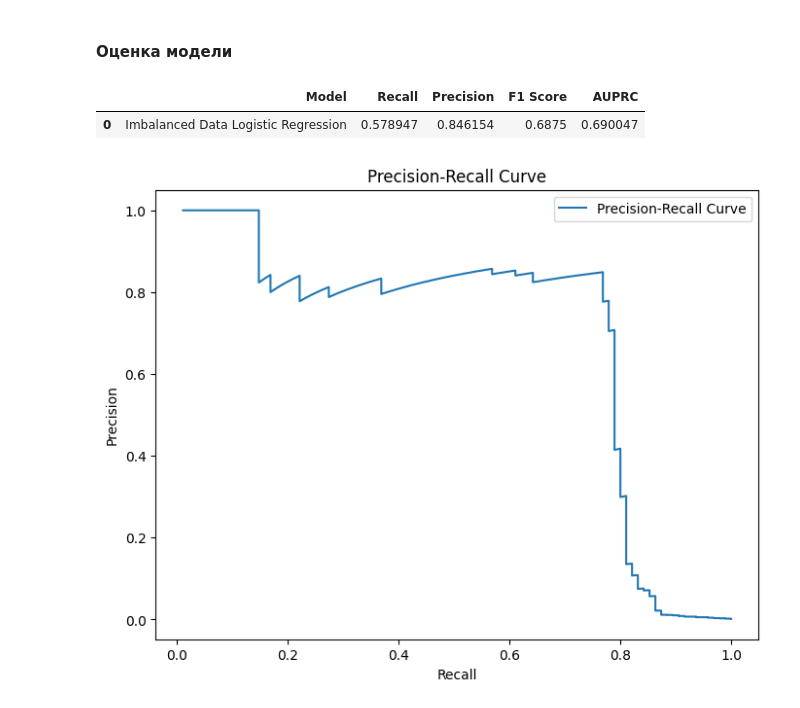
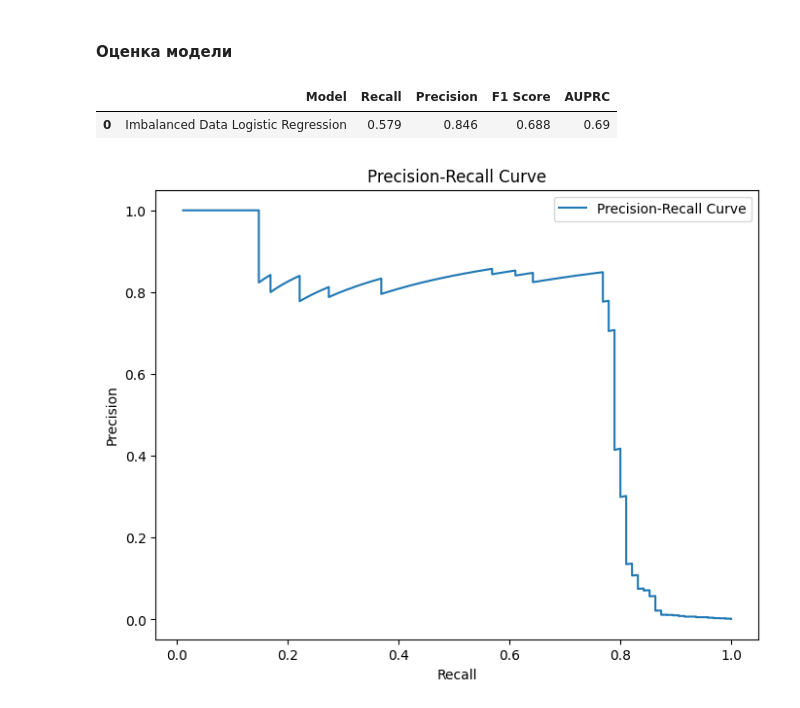
Before and after one commit to skytecat/FraudDetection, a Jupyter notebook: FraudDetection.ipynb, the cells around one changed output. Drawn from its saved outputs; the diff is of its cells as text; code cells hidden in the pictures.

```diff
--- a/FraudDetection.ipynb
+++ b/FraudDetection.ipynb
@@ -454,12 +454,12 @@ recall_imbalanced_log = recall_score(y_test, test_pred)
 # %%
 ndf = [(recall_imbalanced_log, prec_imbalanced_log, f1_imbalanced_log, auprc_imbalanced_log)]
 
 imbalanced_log_score = pd.DataFrame(data = ndf, columns=['Recall','Precision','F1 Score', 'AUPRC'])
 imbalanced_log_score.insert(0, 'Model', 'Imbalanced Data Logistic Regression')
-imbalanced_log_score
+imbalanced_log_score.round(3)
 # %% [output]
 |  | Model | Recall | Precision | F1 Score | AUPRC |
-| 0 | Imbalanced Data Logistic Regression | 0.578947 | 0.846154 | 0.6875 | 0.690047 |
+| 0 | Imbalanced Data Logistic Regression | 0.579 | 0.846 | 0.688 | 0.69 |
 # %%
 plt.figure(figsize=(8, 6))
 plt.plot(recall1[:-1], precision1[:-1], label="Precision-Recall Curve")
```
Also changed, not shown: parts of 14 cells of this notebook.
